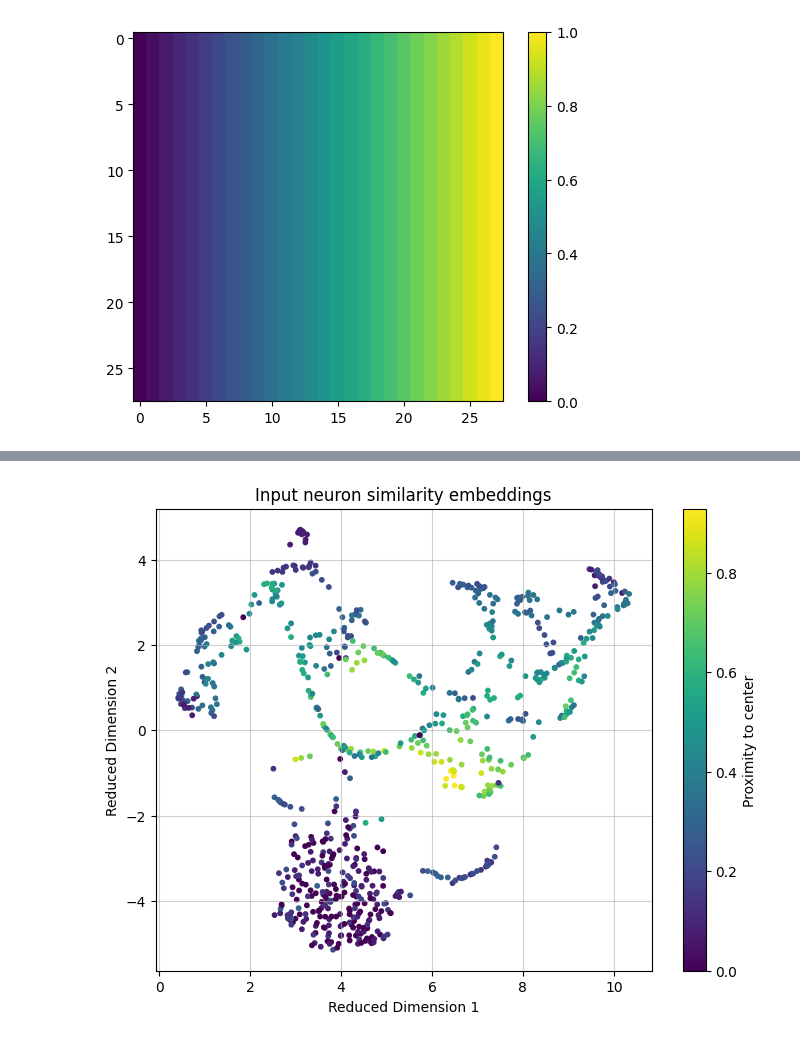
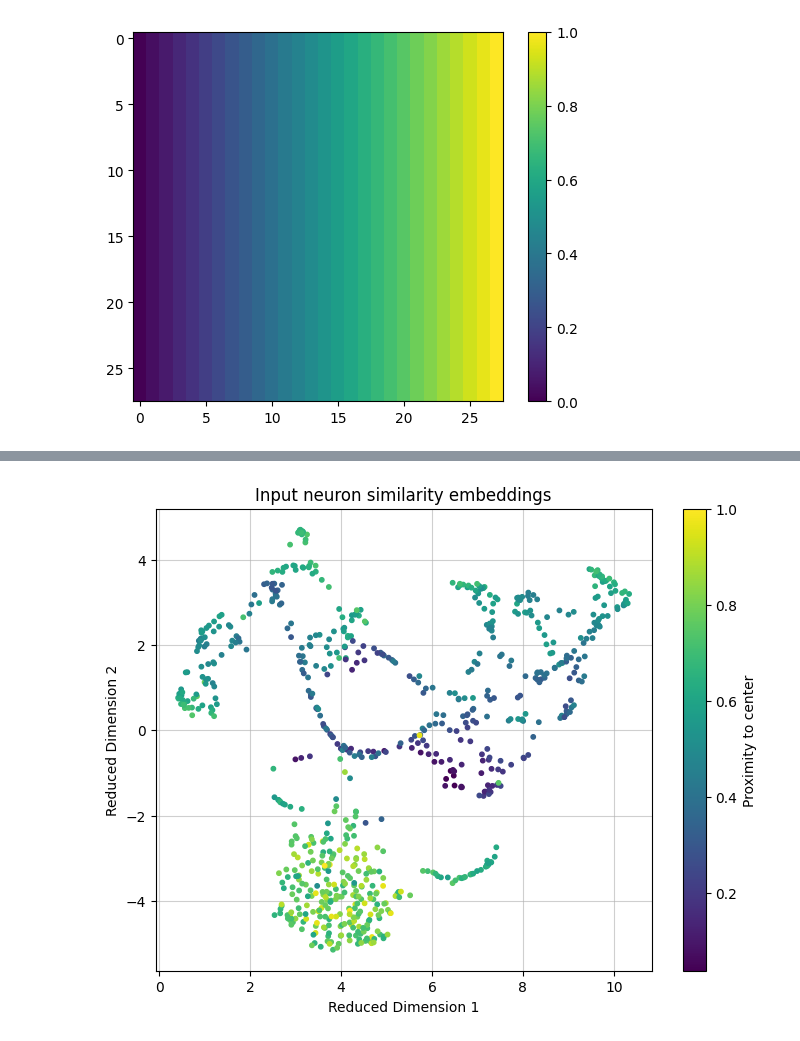
Before and after one commit to entropicbloom/intentionality, a Jupyter notebook: underlying/underlying_model_weights_analysis.ipynb, the cells around one changed output, grey strips where cells are left out. Drawn from its saved outputs; the diff is of its cells as text; code cells hidden in the pictures.

```diff
--- a/underlying/underlying_model_weights_analysis.ipynb
+++ b/underlying/underlying_model_weights_analysis.ipynb
@@ -403,7 +421,8 @@ for i in range(28):
         dist = math.sqrt((i - 13.5)**2 + (j - 13.5)**2)
         max_dist = math.sqrt(13.5**2 + 13.5**2)
         distances.append(dist/max_dist)
-display_pixel_map(np.array(distances))
+distance_from_center = np.array(distances)
+display_pixel_map(distance_from_center)
 plt.title('Distance from Center for input neurons')
 plt.xlabel('Neuron X position')
 plt.ylabel('Neuron Y position')
@@ -452,20 +467,20 @@ similarities_reduced = reducer.fit_transform(cosine_similarities_np)
 # %%
 plt.figure(figsize=(8, 6))
 scatter = plt.scatter(
     similarities_reduced[:, 0],
     similarities_reduced[:, 1],
-    c=border_dist_vector,
+    c=distance_from_center,
     cmap='viridis',
     s=10
 )
 plt.colorbar(scatter, label='Proximity to center')
 plt.xlabel('Reduced Dimension 1')
 plt.ylabel('Reduced Dimension 2')
 plt.title('Input neuron similarity embeddings')
 plt.grid(True, alpha=0.6)
 plt.show()
 # %% [output]
-[figure, old version]
+[figure, new version]
 # %%
 import torch
 import numpy as np
```
Also changed, not shown: parts of 7 cells of this notebook.
